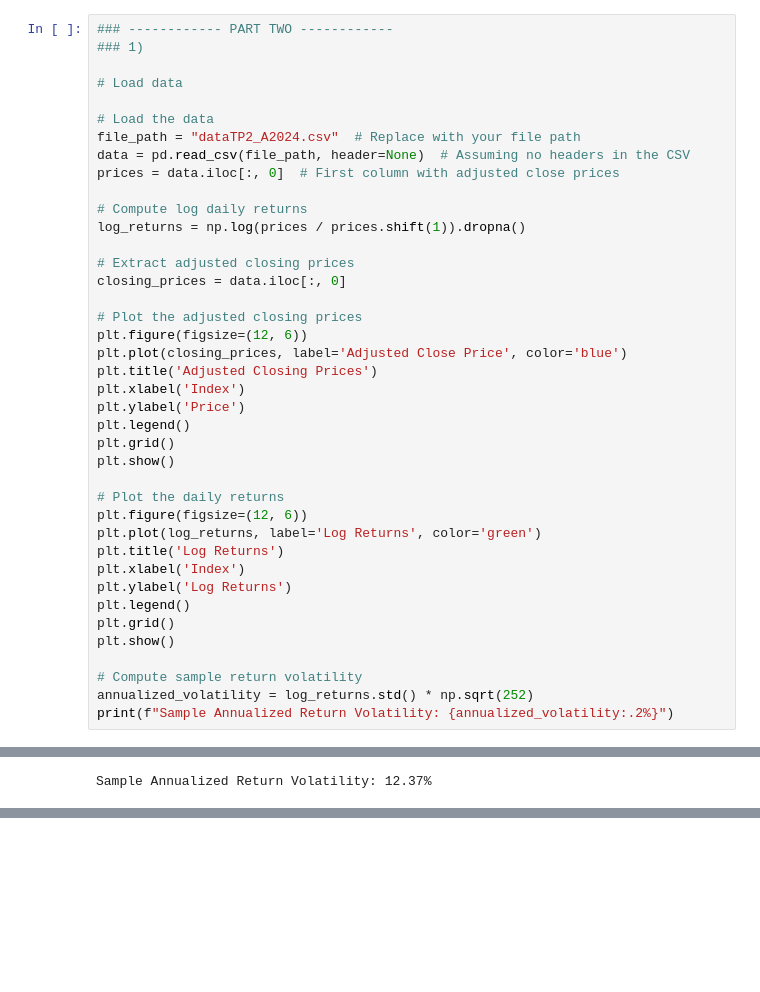
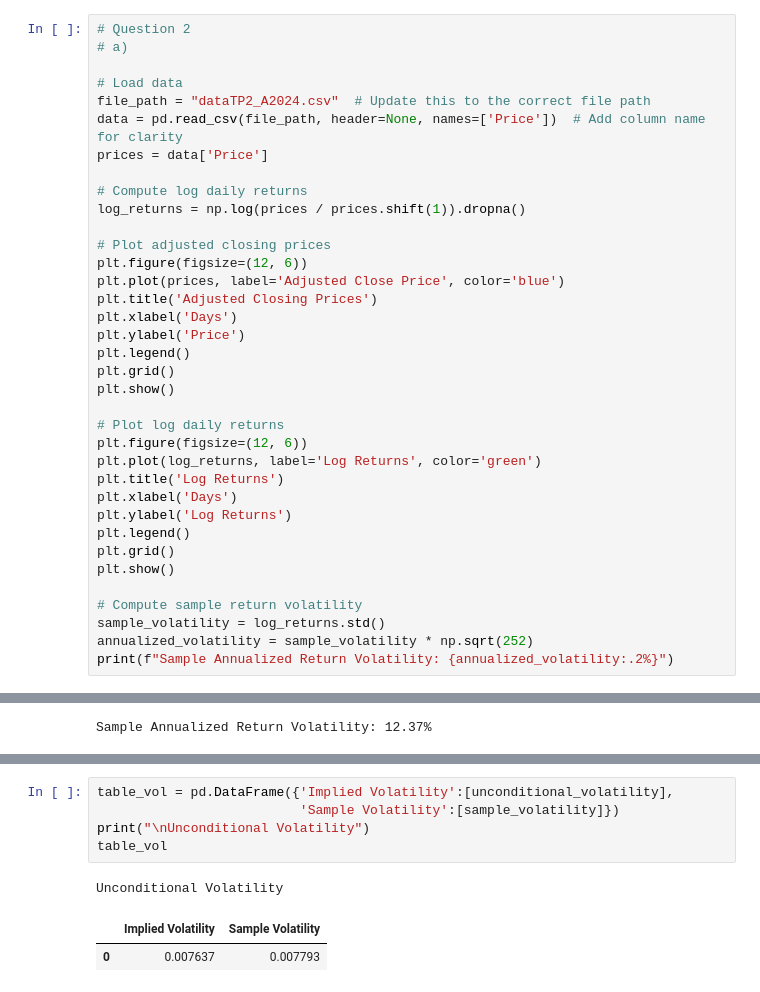
Before and after one commit to fangsitang/TP2-Derivatives, a Jupyter notebook: code.ipynb, the cells around one changed output, grey strips where cells are left out. Cells and saved outputs as stored; diff of their text form; blank space fills up the shorter version.

```diff
--- a/code.ipynb
+++ b/code.ipynb
@@ -263,42 +278,38 @@ Strike 105: Adjusted Down-and-Out Call Price = 3.6699, Variance = 1.1969, Slope
 # %%
-### ------------ PART TWO ------------
-### 1)
+# Question 2
+# a)
 
 # Load data
-
-# Load the data
-file_path = "dataTP2_A2024.csv"  # Replace with your file path
-data = pd.read_csv(file_path, header=None)  # Assuming no headers in the CSV
-prices = data.iloc[:, 0]  # First column with adjusted close prices
+file_path = "dataTP2_A2024.csv"  # Update this to the correct file path
+data = pd.read_csv(file_path, header=None, names=['Price'])  # Add column name for clarity
+prices = data['Price']
 
 # Compute log daily returns
 log_returns = np.log(prices / prices.shift(1)).dropna()
 
-# Extract adjusted closing prices
-closing_prices = data.iloc[:, 0]
-
-# Plot the adjusted closing prices
+# Plot adjusted closing prices
 plt.figure(figsize=(12, 6))
-plt.plot(closing_prices, label='Adjusted Close Price', color='blue')
+plt.plot(prices, label='Adjusted Close Price', color='blue')
 plt.title('Adjusted Closing Prices')
-plt.xlabel('Index')
+plt.xlabel('Days')
 plt.ylabel('Price')
 plt.legend()
 plt.grid()
 plt.show()
 
-# Plot the daily returns
+# Plot log daily returns
 plt.figure(figsize=(12, 6))
 plt.plot(log_returns, label='Log Returns', color='green')
 plt.title('Log Returns')
-plt.xlabel('Index')
+plt.xlabel('Days')
 plt.ylabel('Log Returns')
 plt.legend()
 plt.grid()
 plt.show()
 
 # Compute sample return volatility
-annualized_volatility = log_returns.std() * np.sqrt(252)
+sample_volatility = log_returns.std()
+annualized_volatility = sample_volatility * np.sqrt(252)
 print(f"Sample Annualized Return Volatility: {annualized_volatility:.2%}")
 # %% [output]
 [figure]
@@ -399 +401,10 @@ Sample: 0.007793
+# %%
+table_vol = pd.DataFrame({'Implied Volatility':[unconditional_volatility],
+                          'Sample Volatility':[sample_volatility]})
+print("\nUnconditional Volatility")
+table_vol
+# %% [output]
+Unconditional Volatility
+|  | Implied Volatility | Sample Volatility |
+| 0 | 0.007637 | 0.007793 |
 # %%
```
Also changed, not shown: parts of 7 cells of this notebook.
